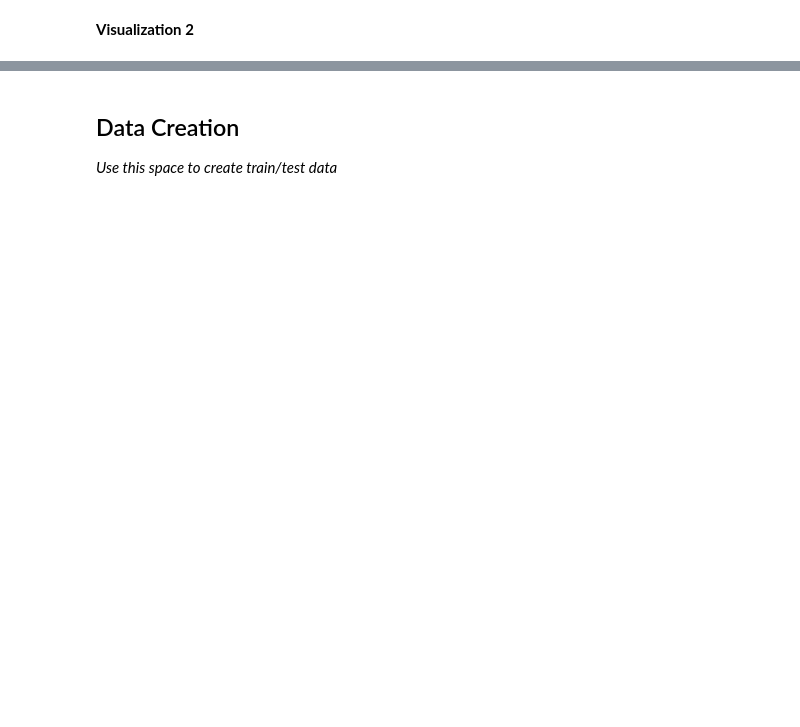
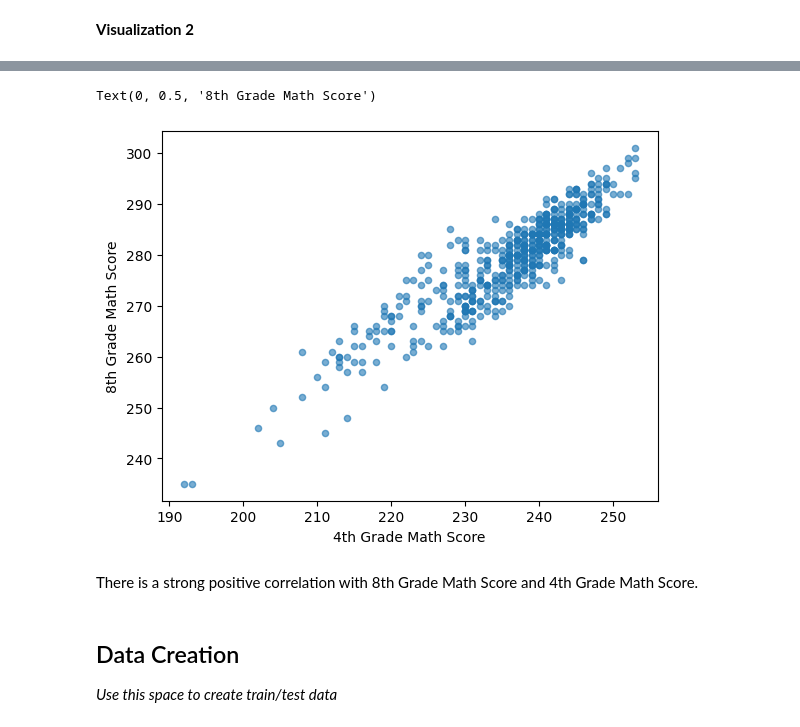
Before and after one commit to kramelea/git-tutorial, a Jupyter notebook: tutorial1/checkpoint1.ipynb, the cells around one changed output, grey strips where cells are left out. Drawn from its saved outputs; the diff is of its cells as text; code cells hidden in the pictures; blank space fills up the shorter version.

```diff
--- a/tutorial1/checkpoint1.ipynb
+++ b/tutorial1/checkpoint1.ipynb
@@ -178,3 +174,12 @@ Investigate the relationship between your chosen response variable and at least
+# %%
+df_.plot.scatter(x='AVG_MATH_4_SCORE', y='AVG_MATH_8_SCORE', alpha=0.6)
+plt.xlabel('4th Grade Math Score')
+plt.ylabel('8th Grade Math Score')
+# %% [output]
+Text(0, 0.5, '8th Grade Math Score')
+[figure, added]
+# %% [markdown]
+There is a strong positive correlation with 8th Grade Math Score and 4th Grade Math Score.
 # %% [markdown]
 <h2> Data Creation </h2>
 
```
Also changed, not shown: parts of 20 cells of this notebook, 1 other file.
